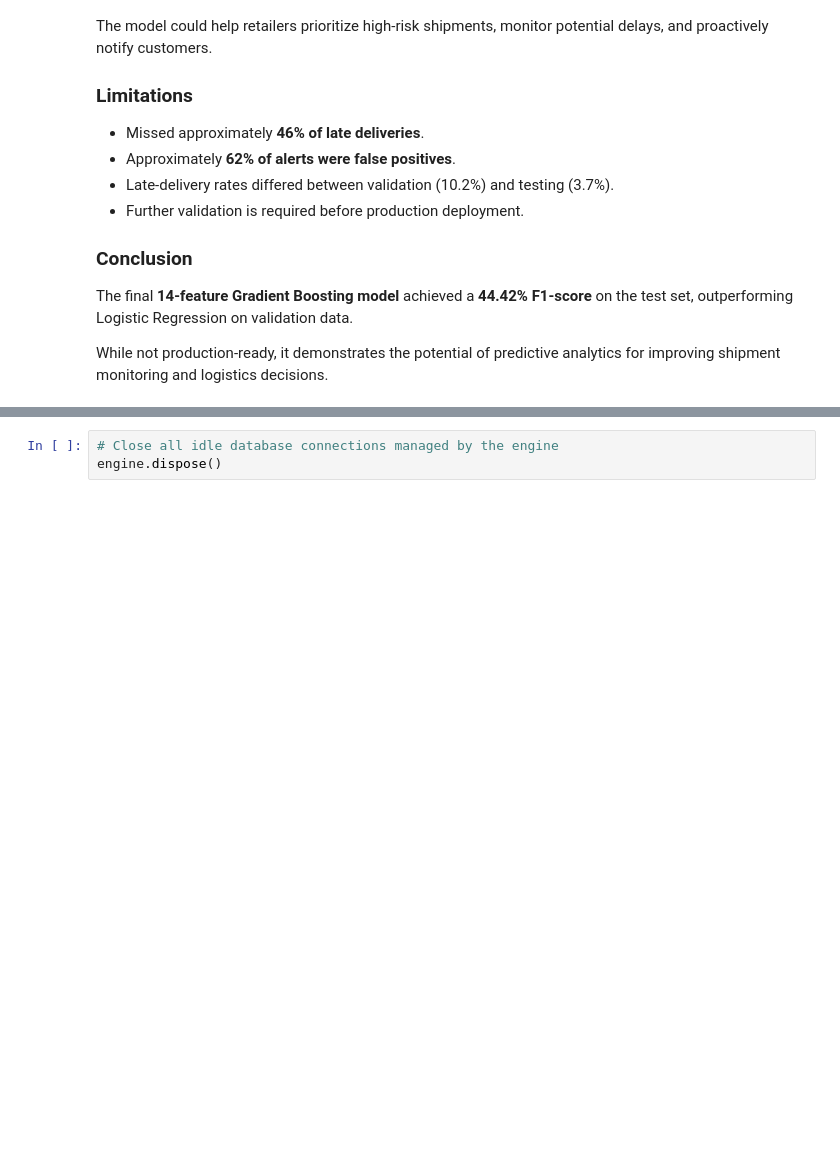
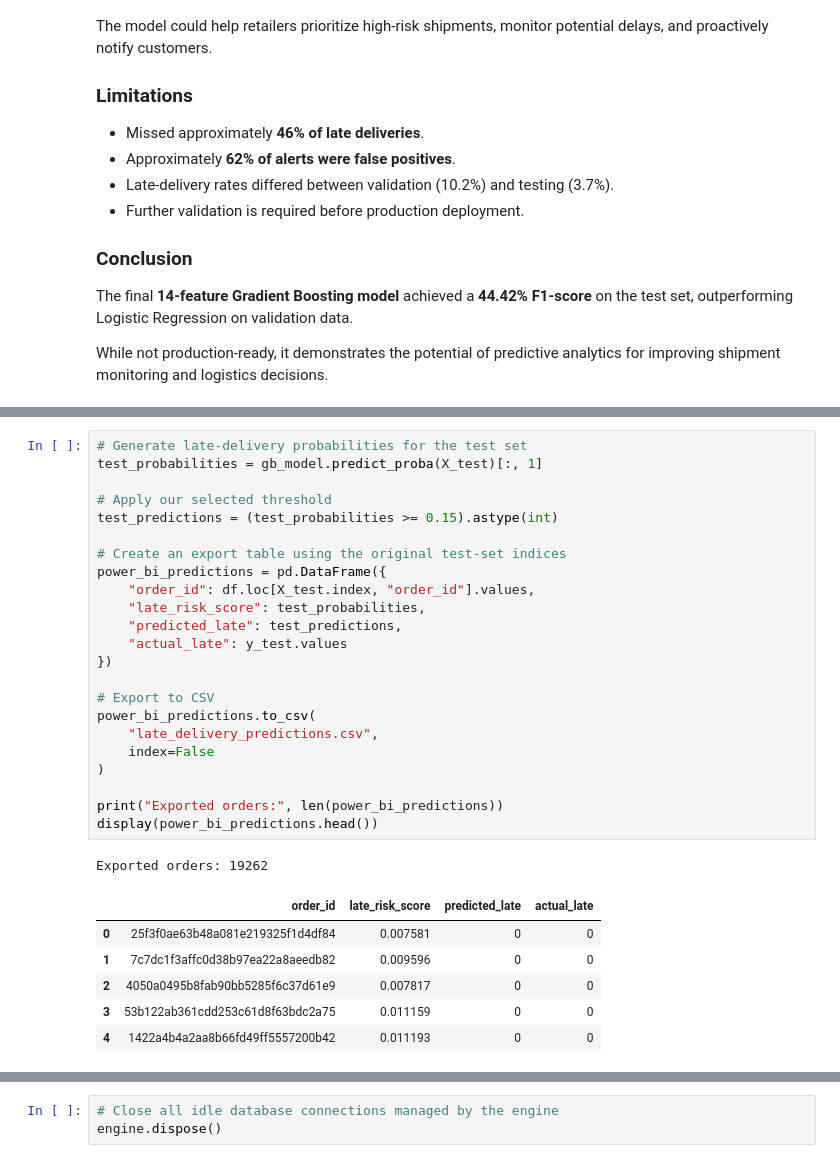
Before and after one commit to sshaz1/retail-business-intelligence-platform, a Jupyter notebook: machine_learning/late_delivery_prediction.ipynb, the cells around one changed output, grey strips where cells are left out. Cells and saved outputs as stored; diff of their text form; blank space fills up the shorter version.

Commit message:
Add Gradient Boosting prediction export for Power BI integration

```diff
--- a/machine_learning/late_delivery_prediction.ipynb
+++ b/machine_learning/late_delivery_prediction.ipynb
@@ -2035,0 +2060,31 @@ While not production-ready, it demonstrates the potential of predictive analytic
+# %%
+# Generate late-delivery probabilities for the test set
+test_probabilities = gb_model.predict_proba(X_test)[:, 1]
+
+# Apply our selected threshold
+test_predictions = (test_probabilities >= 0.15).astype(int)
+
+# Create an export table using the original test-set indices
+power_bi_predictions = pd.DataFrame({
+    "order_id": df.loc[X_test.index, "order_id"].values,
+    "late_risk_score": test_probabilities,
+    "predicted_late": test_predictions,
+    "actual_late": y_test.values
+})
+
+# Export to CSV
+power_bi_predictions.to_csv(
+    "late_delivery_predictions.csv",
+    index=False
+)
+
+print("Exported orders:", len(power_bi_predictions))
+display(power_bi_predictions.head())
+# %% [output]
+Exported orders: 19262
+|  | order_id | late_risk_score | predicted_late | actual_late |
+| 0 | 25f3f0ae63b48a081e219325f1d4df84 | 0.007581 | 0 | 0 |
+| 1 | 7c7dc1f3affc0d38b97ea22a8aeedb82 | 0.009596 | 0 | 0 |
+| 2 | 4050a0495b8fab90bb5285f6c37d61e9 | 0.007817 | 0 | 0 |
+| 3 | 53b122ab361cdd253c61d8f63bdc2a75 | 0.011159 | 0 | 0 |
+| 4 | 1422a4b4a2aa8b66fd49ff5557200b42 | 0.011193 | 0 | 0 |
```
Also changed, not shown: parts of 2 cells of this notebook.
